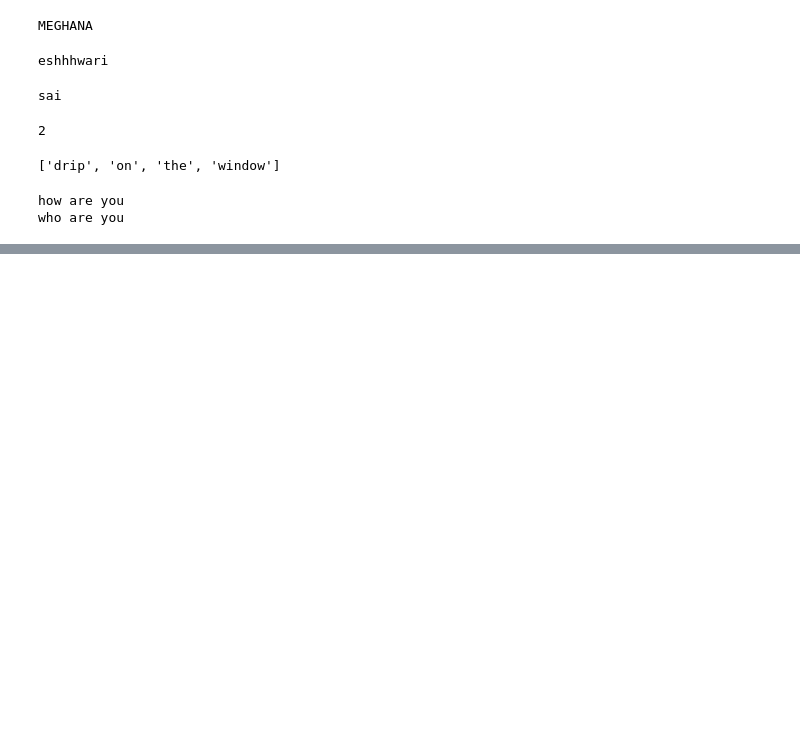
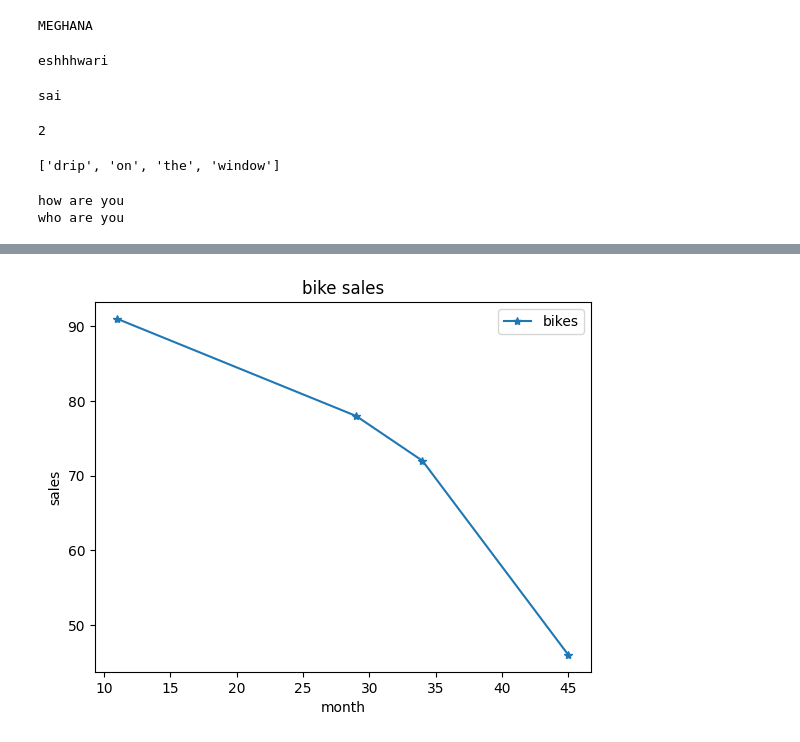
Before and after one commit to Meghana-Molleti/datascience, a Jupyter notebook: Untitled1.ipynb, the cells around one changed output, grey strips where cells are left out. Drawn from its saved outputs; the diff is of its cells as text; code cells hidden in the pictures; blank space fills up the shorter version.

```diff
--- a/Untitled1.ipynb
+++ b/Untitled1.ipynb
@@ -363,0 +1036,12 @@ who are you
+# %%
+import matplotlib.pyplot as plt
+x = [11,29,34,45]
+y = [91,78,72,46]
+plt.plot(x,y,marker="*",label="bikes")
+plt.title("bike sales")
+plt.xlabel("month")
+plt.ylabel("sales")
+plt.legend()
+plt.show()
+# %% [output]
+[figure, added]
```
Also changed, not shown: parts of 131 cells of this notebook.
